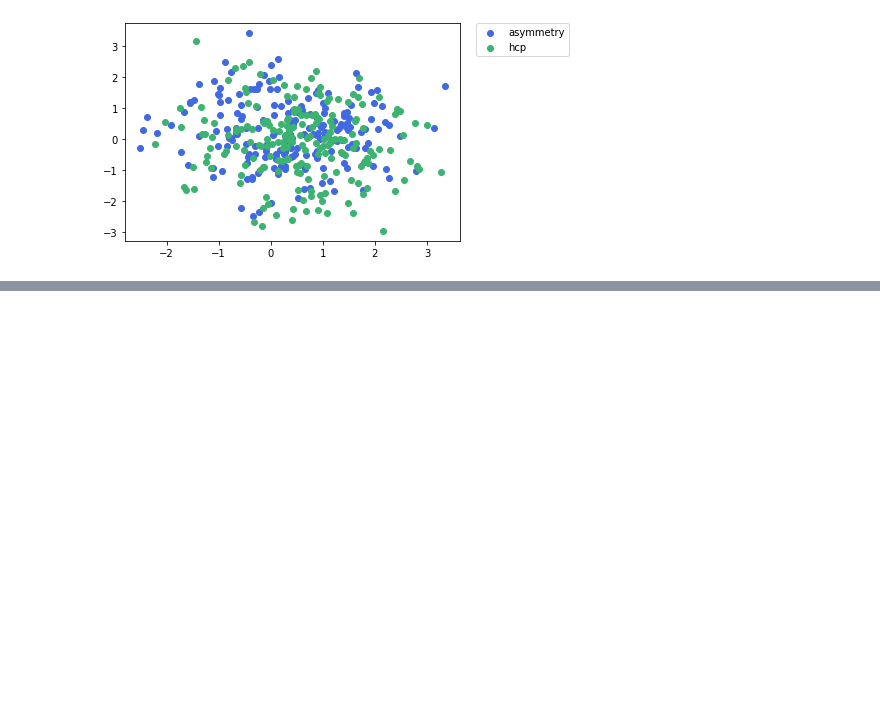
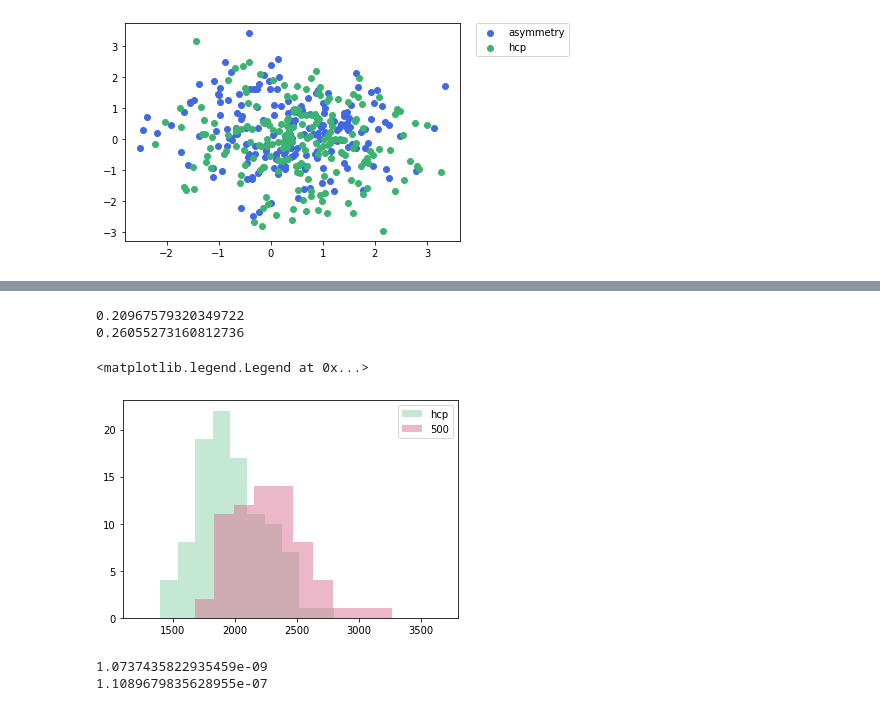
Before and after one commit to neurospin-projects/2022_lguillon_rare_folding_detection, a Jupyter notebook: notebooks/benchmarks_analysis.ipynb, the cells around one changed output, grey strips where cells are left out. Saved outputs shown, nothing was run; the diff lists cells and outputs as text; code cells hidden in the pictures; blank space fills up the shorter version.

```diff
--- a/notebooks/benchmarks_analysis.ipynb
+++ b/notebooks/benchmarks_analysis.ipynb
@@ -1563,0 +1627,31 @@ plt.show()
+# %%
+F,p = mannwhitneyu(df_encoded_hcp_X.loss, df_encoded_200_X.loss)
+print(p)
+F,p = ks_2samp(df_encoded_hcp_X.loss, df_encoded_200_X.loss)
+print(p)
+# %% [output]
+0.20967579320349722
+0.26055273160812736
+# %%
+df_encoded_500_X = deletion_500
+
+list_ctrl = list(set(list(df_encoded_hcp['sub'][:200])) - set(list(deletion_500['sub'].astype(int))))
+random_ctrl = random.sample(list_ctrl, 100)
+df_encoded_hcp_X = df_encoded_hcp[df_encoded_hcp['sub'].isin(random_ctrl)]
+# %%
+plt.subplot()
+plt.xlim([1100, 3800])
+plt.hist(df_encoded_hcp_X.loss, color='mediumseagreen', alpha=0.3, label='hcp')
+plt.hist(df_encoded_500_X.loss, color='palevioletred', alpha=0.5, label='500')
+plt.legend()
+# %% [output]
+<matplotlib.legend.Legend at 0x...>
+[figure, added]
+# %%
+F,p = mannwhitneyu(df_encoded_hcp_X.loss, df_encoded_500_X.loss)
+print(p)
+F,p = ks_2samp(df_encoded_hcp_X.loss, df_encoded_500_X.loss)
+print(p)
+# %% [output]
+1.0737435822935459e-09
+1.1089679835628955e-07
```
Also changed, not shown: parts of 29 cells of this notebook.
